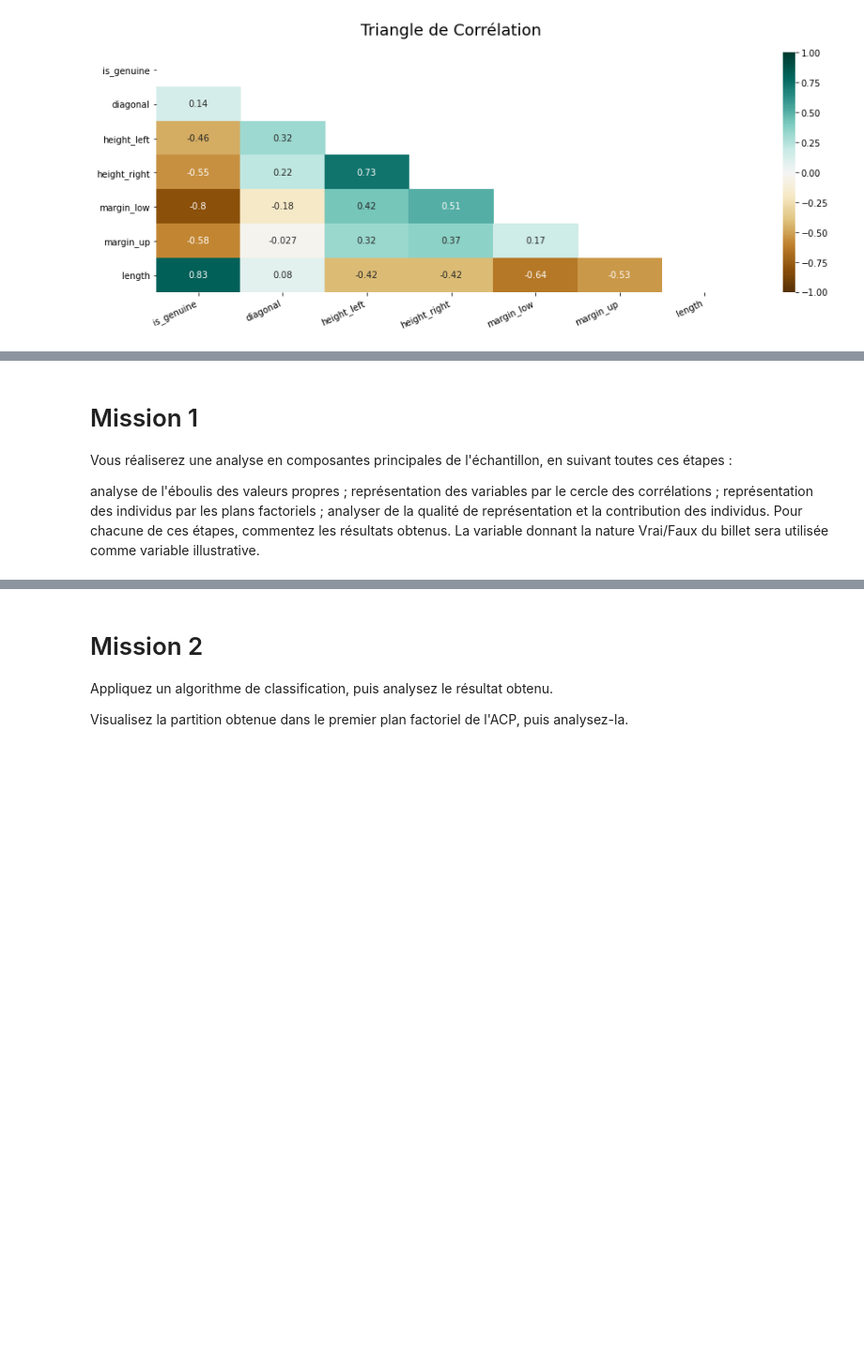
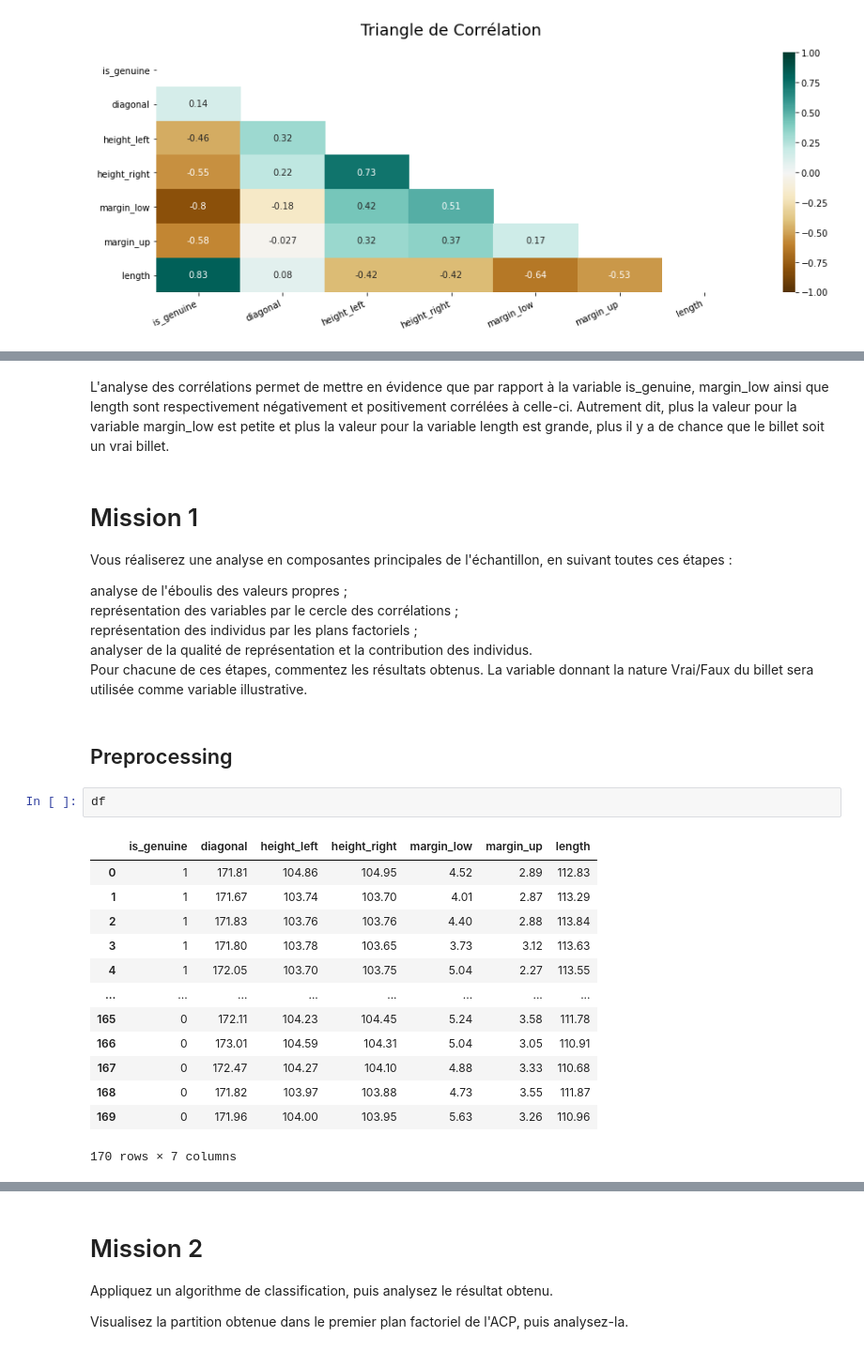
Before and after one commit to ROWAIDAK/P6-D-tectez-des-faux-billets, a Jupyter notebook: P6_01_CODE_ Détectez_des_faux_billets.ipynb, the cells around one changed output, grey strips where cells are left out. Shown: that part at 94% size. Saved outputs shown, nothing was run; the diff lists cells and outputs as text; blank space fills up the shorter version.

```diff
--- a/P6_01_CODE_ Détectez_des_faux_billets.ipynb
+++ b/P6_01_CODE_ Détectez_des_faux_billets.ipynb
@@ -237,9 +235,29 @@ df.corr(method='pearson')
+# %% [markdown]
+ L'analyse des corrélations permet de mettre en évidence que par rapport à la variable is_genuine, margin_low ainsi que length sont respectivement négativement et positivement corrélées à celle-ci. Autrement dit, plus la valeur pour la variable margin_low est petite et plus la valeur pour la variable length est grande, plus il y a de chance que le billet soit un vrai billet.
 # %% [markdown]
 # Mission 1
 Vous réaliserez une analyse en composantes principales de l'échantillon, en suivant toutes ces étapes :
 
-analyse de l'éboulis des valeurs propres ;
-représentation des variables par le cercle des corrélations ;
-représentation des individus par les plans factoriels ;
-analyser de la qualité de représentation et la contribution des individus.
+analyse de l'éboulis des valeurs propres ;\
+représentation des variables par le cercle des corrélations ;\
+représentation des individus par les plans factoriels ;\
+analyser de la qualité de représentation et la contribution des individus.\
 Pour chacune de ces étapes, commentez les résultats obtenus. La variable donnant la nature Vrai/Faux du billet sera utilisée comme variable illustrative.
+# %% [markdown]
+## Preprocessing
+# %%
+df
+# %% [output]
+|  | is_genuine | diagonal | height_left | height_right | margin_low | margin_up | length |
+| 0 | 1 | 171.81 | 104.86 | 104.95 | 4.52 | 2.89 | 112.83 |
+| 1 | 1 | 171.67 | 103.74 | 103.70 | 4.01 | 2.87 | 113.29 |
+| 2 | 1 | 171.83 | 103.76 | 103.76 | 4.40 | 2.88 | 113.84 |
+| 3 | 1 | 171.80 | 103.78 | 103.65 | 3.73 | 3.12 | 113.63 |
+| 4 | 1 | 172.05 | 103.70 | 103.75 | 5.04 | 2.27 | 113.55 |
+| ... | ... | ... | ... | ... | ... | ... | ... |
+| 165 | 0 | 172.11 | 104.23 | 104.45 | 5.24 | 3.58 | 111.78 |
+| 166 | 0 | 173.01 | 104.59 | 104.31 | 5.04 | 3.05 | 110.91 |
+| 167 | 0 | 172.47 | 104.27 | 104.10 | 4.88 | 3.33 | 110.68 |
+| 168 | 0 | 171.82 | 103.97 | 103.88 | 4.73 | 3.55 | 111.87 |
+| 169 | 0 | 171.96 | 104.00 | 103.95 | 5.63 | 3.26 | 110.96 |
+170 rows × 7 columns
```
Also changed, not shown: parts of 32 cells of this notebook.
